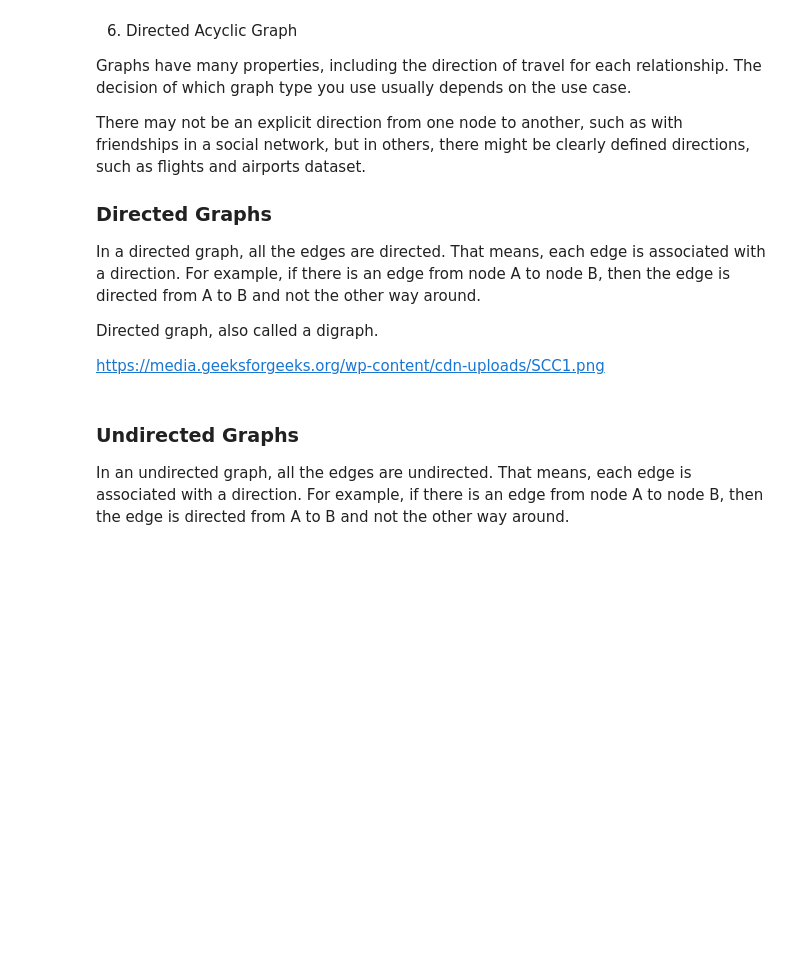
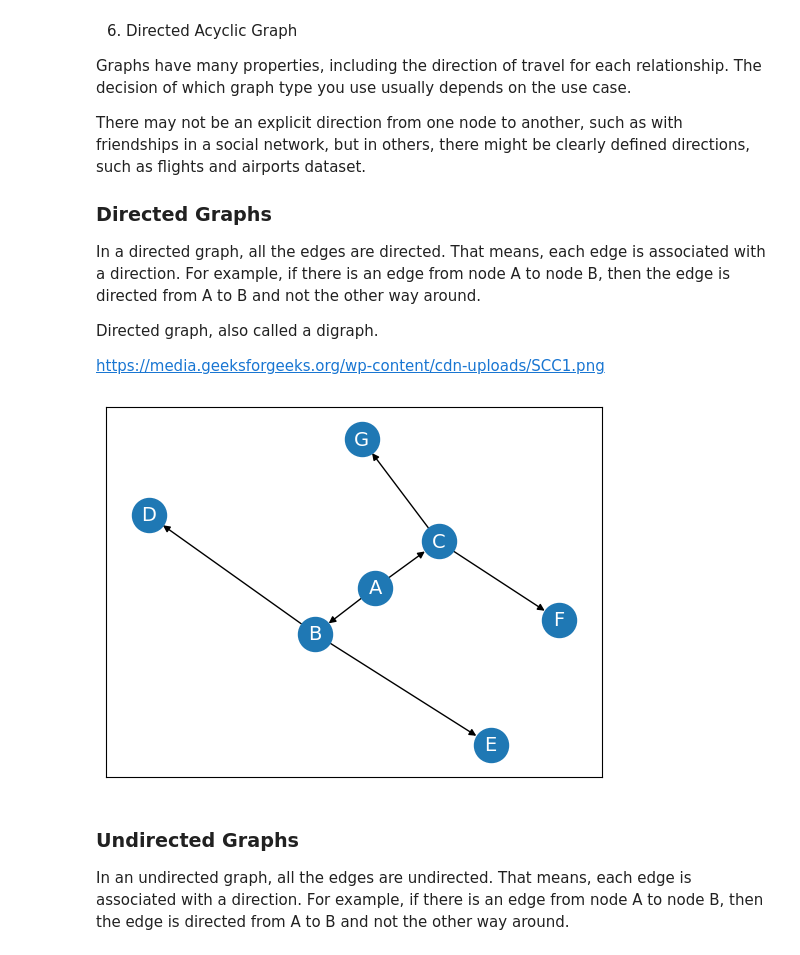
Before and after one commit to akkefa/ml-notes, a Jupyter notebook: docs/graph/introduction.ipynb, the cells around one changed output. Drawn from its saved outputs; the diff is of its cells as text; code cells hidden in the pictures; blank space fills up the shorter version.

```diff
--- a/docs/graph/introduction.ipynb
+++ b/docs/graph/introduction.ipynb
@@ -100,11 +100,13 @@ Directed graph, also called a digraph.
 
 https://media.geeksforgeeks.org/wp-content/cdn-uploads/SCC1.png
 # %%
-# DG = nx.DiGraph()
-# DG.add_edges_from([('A', 'B'), ('A', 'C'), ('B', 'D'),
-# ('B', 'E'), ('C', 'F'), ('C', 'G')])
-# nx.draw_networkx(DG, pos=nx.spring_layout(DG, seed=0), node_size=600, cmap='coolwarm', font_size=14, font_color='white')
-# plt.show()
+DG = nx.DiGraph()
+DG.add_edges_from([('A', 'B'), ('A', 'C'), ('B', 'D'),
+('B', 'E'), ('C', 'F'), ('C', 'G')])
+nx.draw_networkx(DG, pos=nx.spring_layout(DG, seed=0), node_size=600, cmap='coolwarm', font_size=14, font_color='white')
+plt.show()
+# %% [output]
+[figure, added]
 # %% [markdown]
 ### Undirected Graphs
 In an undirected graph, all the edges are undirected. That means, each edge is associated with a direction. For example, if there is an edge from node A to node B, then the edge is directed from A to B and not the other way around.
```
Also changed, not shown: parts of 2 cells of this notebook.
